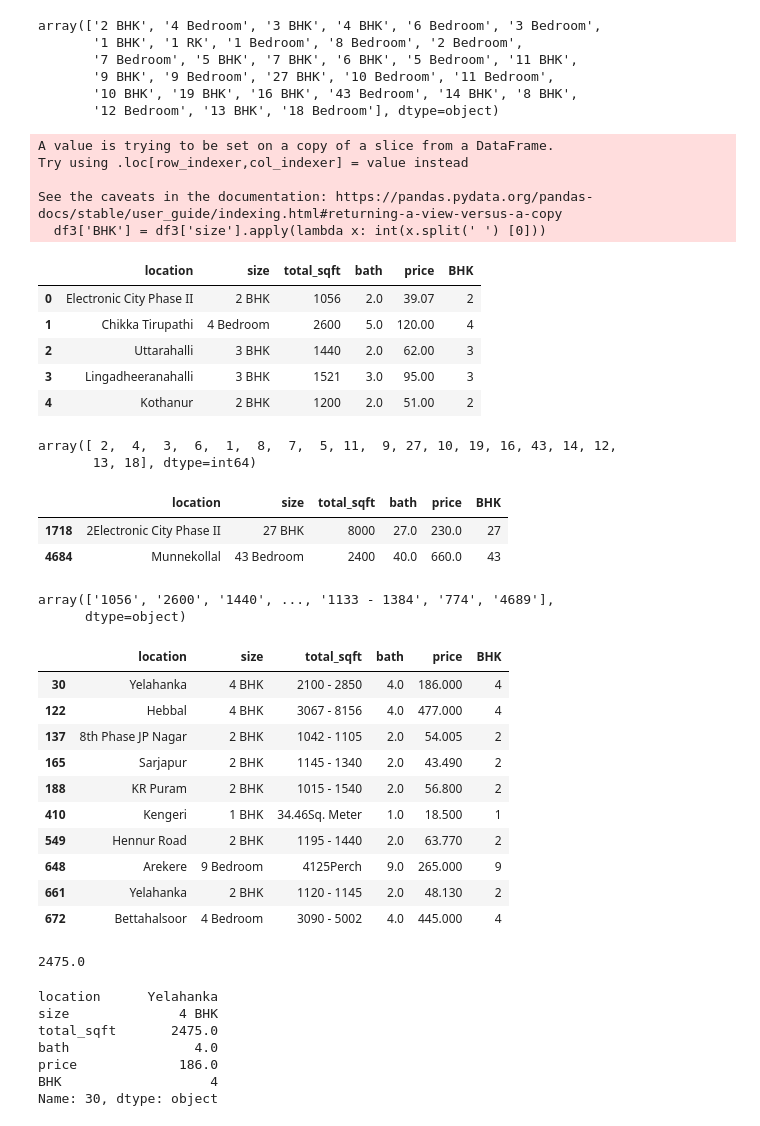
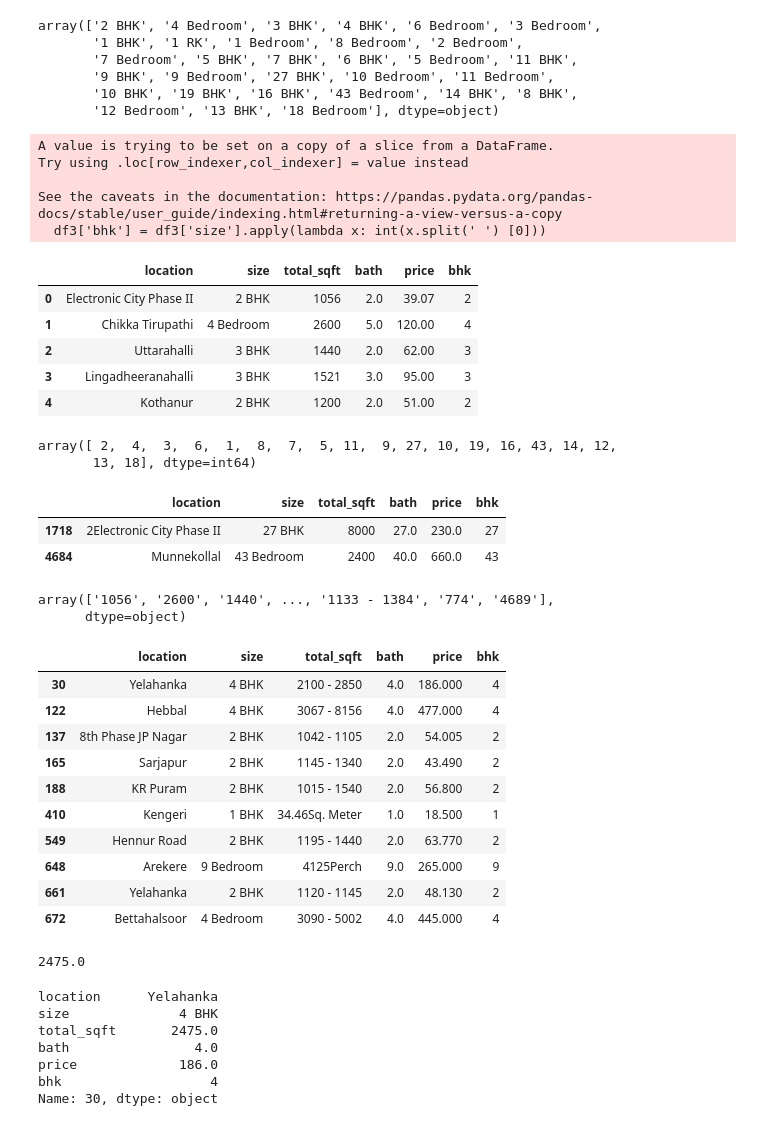
Before and after one commit to rahimbaig28/MLProjects, a Jupyter notebook: Bengaluru_House_price_prediction/House Price Prediction.ipynb, the cells around one changed output. Cells and saved outputs as stored; diff of their text form; code cells hidden in the pictures.

```diff
--- a/Bengaluru_House_price_prediction/House Price Prediction.ipynb
+++ b/Bengaluru_House_price_prediction/House Price Prediction.ipynb
@@ -69,15 +69,15 @@ array(['2 BHK', '4 Bedroom', '3 BHK', '4 BHK', '6 Bedroom', '3 Bedroom',
        '10 BHK', '19 BHK', '16 BHK', '43 Bedroom', '14 BHK', '8 BHK',
        '12 Bedroom', '13 BHK', '18 Bedroom'], dtype=object)
 # %%
-df3['BHK'] = df3['size'].apply(lambda x: int(x.split(' ') [0]))
+df3['bhk'] = df3['size'].apply(lambda x: int(x.split(' ') [0]))
 df3.head()
 # %% [output]
 A value is trying to be set on a copy of a slice from a DataFrame.
 Try using .loc[row_indexer,col_indexer] = value instead
 
 See the caveats in the documentation: https://pandas.pydata.org/pandas-docs/stable/user_guide/indexing.html#returning-a-view-versus-a-copy
-  df3['BHK'] = df3['size'].apply(lambda x: int(x.split(' ') [0]))
+  df3['bhk'] = df3['size'].apply(lambda x: int(x.split(' ') [0]))
-|  | location | size | total_sqft | bath | price | BHK |
+|  | location | size | total_sqft | bath | price | bhk |
 | 0 | Electronic City Phase II | 2 BHK | 1056 | 2.0 | 39.07 | 2 |
 | 1 | Chikka Tirupathi | 4 Bedroom | 2600 | 5.0 | 120.00 | 4 |
 | 2 | Uttarahalli | 3 BHK | 1440 | 2.0 | 62.00 | 3 |
@@ -89,9 +89,9 @@ df3['BHK'].unique()
 array([ 2,  4,  3,  6,  1,  8,  7,  5, 11,  9, 27, 10, 19, 16, 43, 14, 12,
        13, 18], dtype=int64)
 # %%
-df3.query('BHK > 20')
+df3.query('bhk > 20')
 # %% [output]
-|  | location | size | total_sqft | bath | price | BHK |
+|  | location | size | total_sqft | bath | price | bhk |
 | 1718 | 2Electronic City Phase II | 27 BHK | 8000 | 27.0 | 230.0 | 27 |
 | 4684 | Munnekollal | 43 Bedroom | 2400 | 40.0 | 660.0 | 43 |
 # %%
@@ -109,7 +109,7 @@ def is_float(x):
 # %%
 df3[~df3['total_sqft'].apply(is_float)].head(10)
 # %% [output]
-|  | location | size | total_sqft | bath | price | BHK |
+|  | location | size | total_sqft | bath | price | bhk |
 | 30 | Yelahanka | 4 BHK | 2100 - 2850 | 4.0 | 186.000 | 4 |
 | 122 | Hebbal | 4 BHK | 3067 - 8156 | 4.0 | 477.000 | 4 |
 | 137 | 8th Phase JP Nagar | 2 BHK | 1042 - 1105 | 2.0 | 54.005 | 2 |
@@ -145,5 +145,5 @@ size              4 BHK
 total_sqft       2475.0
 bath                4.0
 price             186.0
-BHK                   4
+bhk                   4
 Name: 30, dtype: object
```
Also changed, not shown: parts of 20 cells of this notebook.
